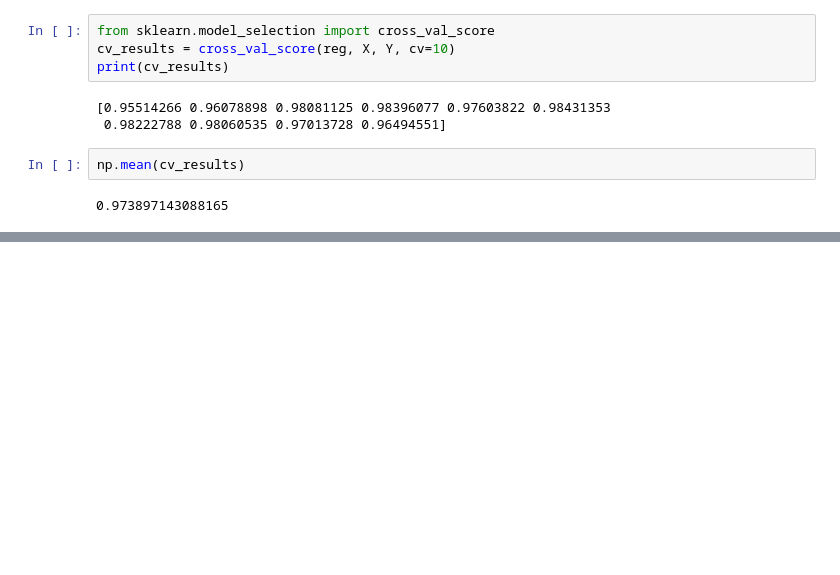
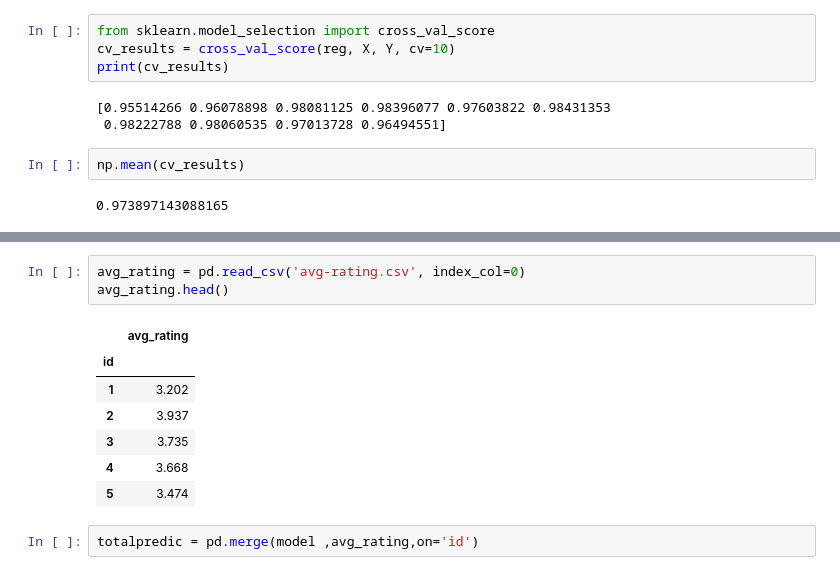
Before and after one commit to vrc-vinodh/mock-data-generation, a Jupyter notebook: prediction/salary-regression-model.ipynb, the cells around one changed output, grey strips where cells are left out. Drawn from its saved outputs; the diff is of its cells as text; blank space fills up the shorter version.

```diff
--- a/prediction/salary-regression-model.ipynb
+++ b/prediction/salary-regression-model.ipynb
@@ -133,0 +182,13 @@ print(cv_results)
+# %%
+avg_rating = pd.read_csv('avg-rating.csv', index_col=0)
+avg_rating.head()
+# %% [output]
+|  | avg_rating |
+| id |  |
+| 1 | 3.202 |
+| 2 | 3.937 |
+| 3 | 3.735 |
+| 4 | 3.668 |
+| 5 | 3.474 |
+# %%
+totalpredic = pd.merge(model ,avg_rating,on='id')
```
Also changed, not shown: parts of 19 cells of this notebook.
